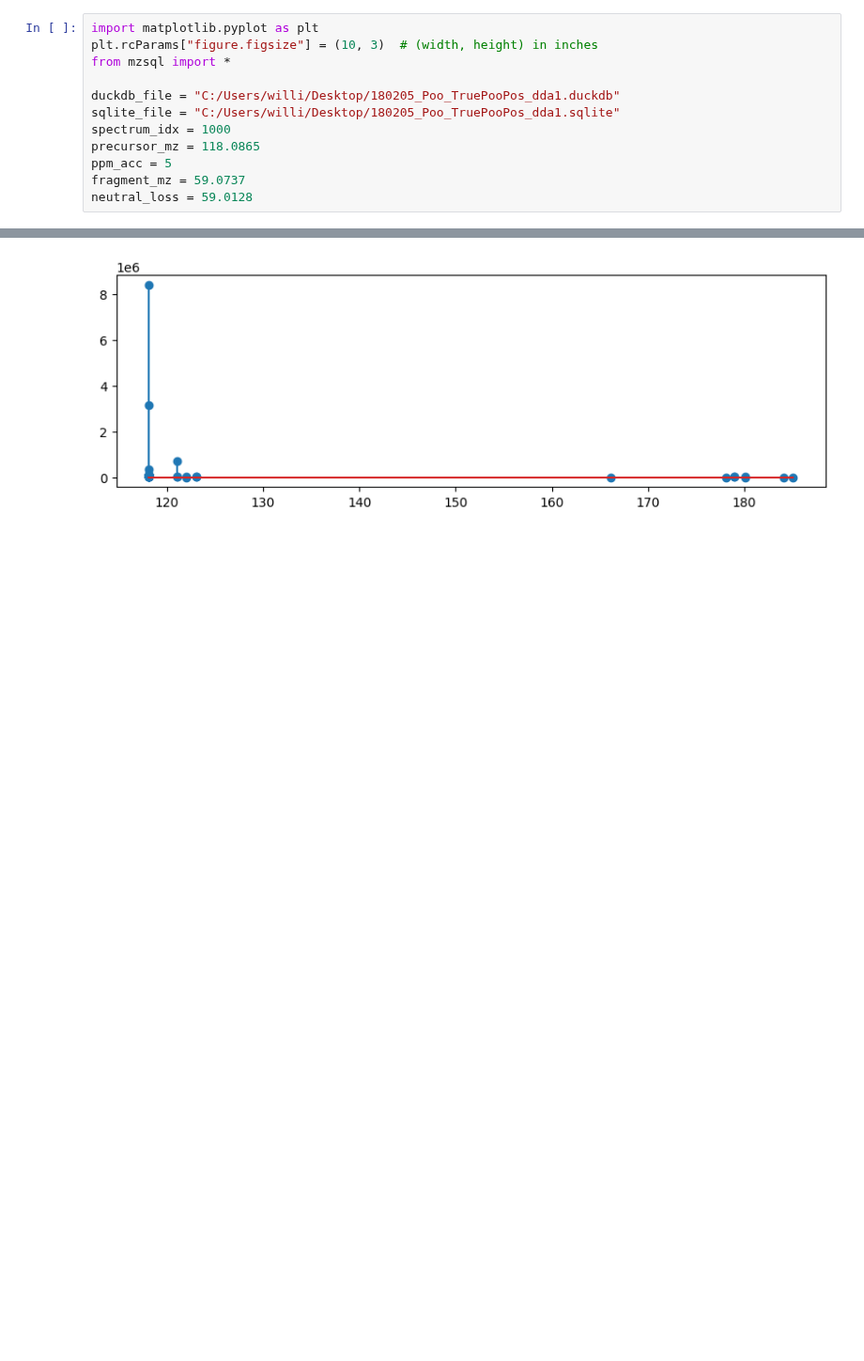
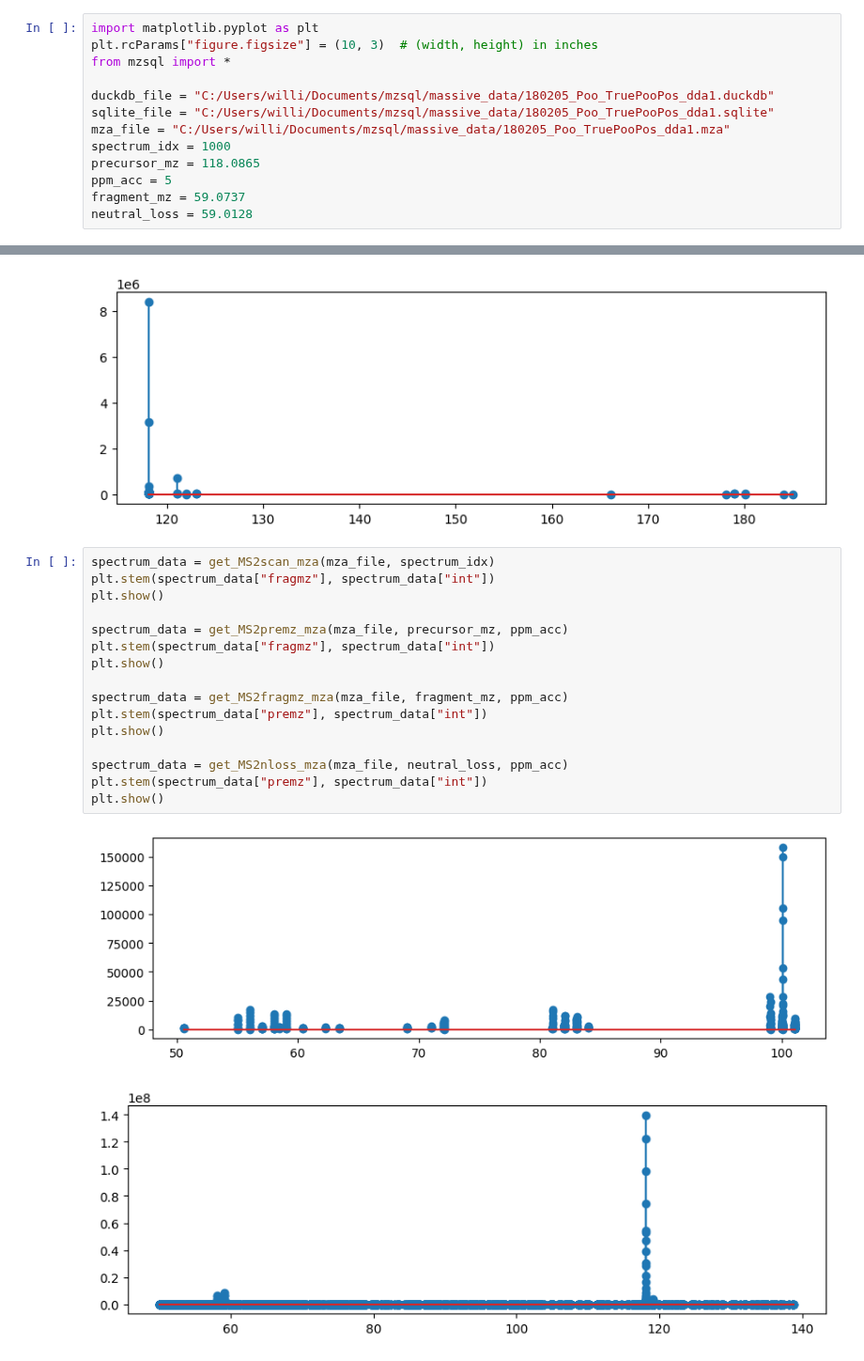
Before and after one commit to wkumler/mzsql, a Jupyter notebook: demo_notebooks/MS2_all.ipynb, the cells around one changed output, grey strips where cells are left out. Shown at 94% size. Cells and saved outputs as stored; diff of their text form; blank space fills up the shorter version.

```diff
--- a/demo_notebooks/MS2_all.ipynb
+++ b/demo_notebooks/MS2_all.ipynb
@@ -3,8 +3,9 @@ import matplotlib.pyplot as plt
 plt.rcParams["figure.figsize"] = (10, 3)  # (width, height) in inches
 from mzsql import *
 
-duckdb_file = "C:/Users/willi/Desktop/180205_Poo_TruePooPos_dda1.duckdb"
-sqlite_file = "C:/Users/willi/Desktop/180205_Poo_TruePooPos_dda1.sqlite"
+duckdb_file = "C:/Users/willi/Documents/mzsql/massive_data/180205_Poo_TruePooPos_dda1.duckdb"
+sqlite_file = "C:/Users/willi/Documents/mzsql/massive_data/180205_Poo_TruePooPos_dda1.sqlite"
+mza_file = "C:/Users/willi/Documents/mzsql/massive_data/180205_Poo_TruePooPos_dda1.mza"
 spectrum_idx = 1000
 precursor_mz = 118.0865
 ppm_acc = 5
@@ -102,3 +66,22 @@ plt.show()
 [figure]
 [figure]
 [figure]
+# %%
+spectrum_data = get_MS2scan_mza(mza_file, spectrum_idx)
+plt.stem(spectrum_data["fragmz"], spectrum_data["int"])
+plt.show()
+
+spectrum_data = get_MS2premz_mza(mza_file, precursor_mz, ppm_acc)
+plt.stem(spectrum_data["fragmz"], spectrum_data["int"])
+plt.show()
+
+spectrum_data = get_MS2fragmz_mza(mza_file, fragment_mz, ppm_acc)
+plt.stem(spectrum_data["premz"], spectrum_data["int"])
+plt.show()
+
+spectrum_data = get_MS2nloss_mza(mza_file, neutral_loss, ppm_acc)
+plt.stem(spectrum_data["premz"], spectrum_data["int"])
+plt.show()
+# %% [output]
+[figure, added]
+[figure, added]
```
Also changed, not shown: parts of 6 cells of this notebook, 1 other file.
